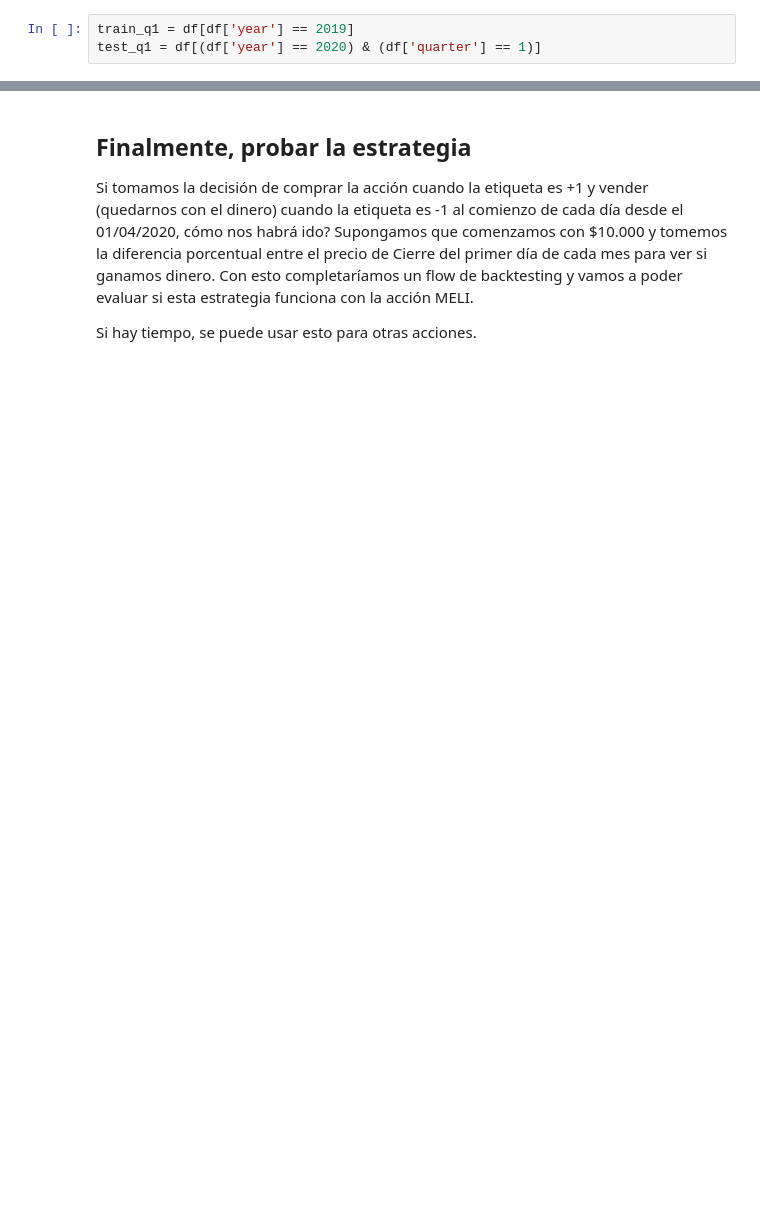
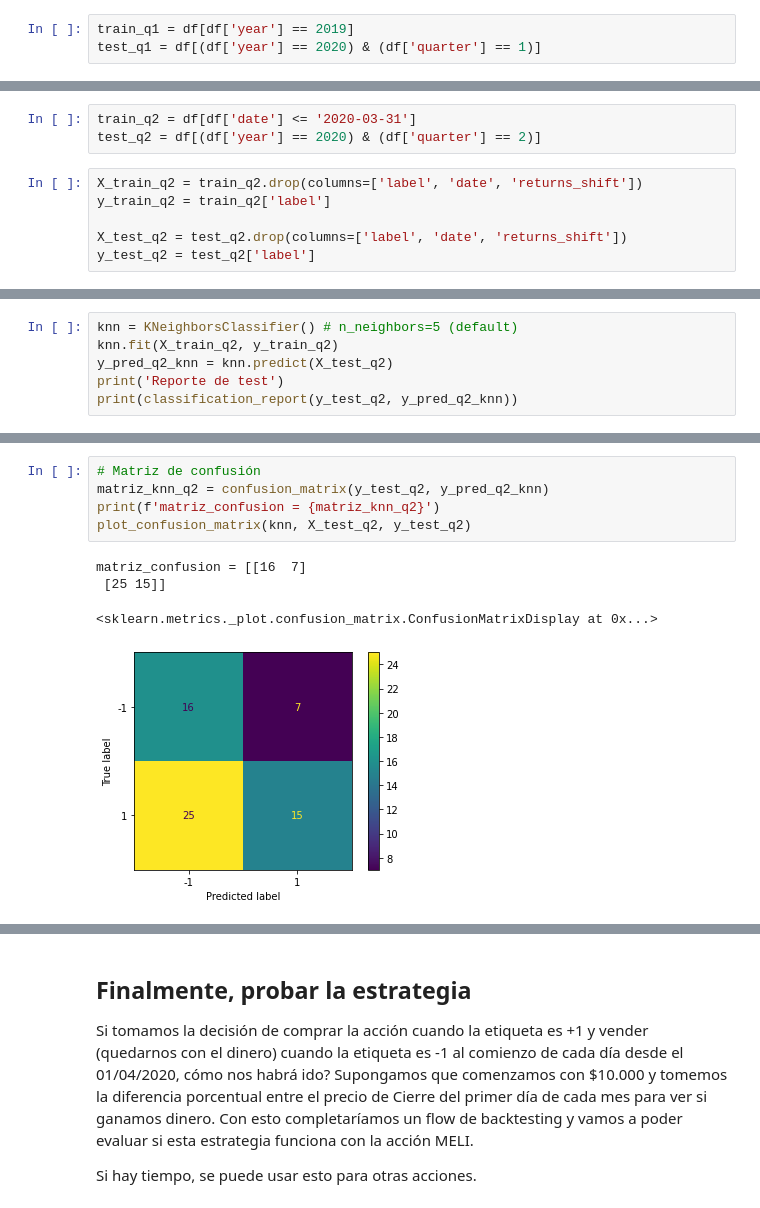
Before and after one commit to VirgniaAmb/MLBolsaMentoria2021, a Jupyter notebook: Avances/practico_4_aprendizaje_supervisado.ipynb, the cells around one changed output, grey strips where cells are left out. Drawn from its saved outputs; the diff is of its cells as text; blank space fills up the shorter version.

```diff
--- a/Avances/practico_4_aprendizaje_supervisado.ipynb
+++ b/Avances/practico_4_aprendizaje_supervisado.ipynb
@@ -284,0 +382,9 @@ y_test_q1 = test_q1['label']
+# %%
+train_q2 = df[df['date'] <= '2020-03-31']
+test_q2 = df[(df['year'] == 2020) & (df['quarter'] == 2)]
+# %%
+X_train_q2 = train_q2.drop(columns=['label', 'date', 'returns_shift'])
+y_train_q2 = train_q2['label']
+
+X_test_q2 = test_q2.drop(columns=['label', 'date', 'returns_shift'])
+y_test_q2 = test_q2['label']
@@ -284,0 +393,6 @@ y_test_q1 = test_q1['label']
+# %%
+knn = KNeighborsClassifier() # n_neighbors=5 (default)
+knn.fit(X_train_q2, y_train_q2)
+y_pred_q2_knn = knn.predict(X_test_q2)
+print('Reporte de test')
+print(classification_report(y_test_q2, y_pred_q2_knn))
@@ -284,0 +409,10 @@ y_test_q1 = test_q1['label']
+# %%
+# Matriz de confusión
+matriz_knn_q2 = confusion_matrix(y_test_q2, y_pred_q2_knn)
+print(f'matriz_confusion = {matriz_knn_q2}')
+plot_confusion_matrix(knn, X_test_q2, y_test_q2)
+# %% [output]
+matriz_confusion = [[16  7]
+ [25 15]]
+<sklearn.metrics._plot.confusion_matrix.ConfusionMatrixDisplay at 0x...>
+[figure, added]
```
Also changed, not shown: parts of 35 cells of this notebook.
